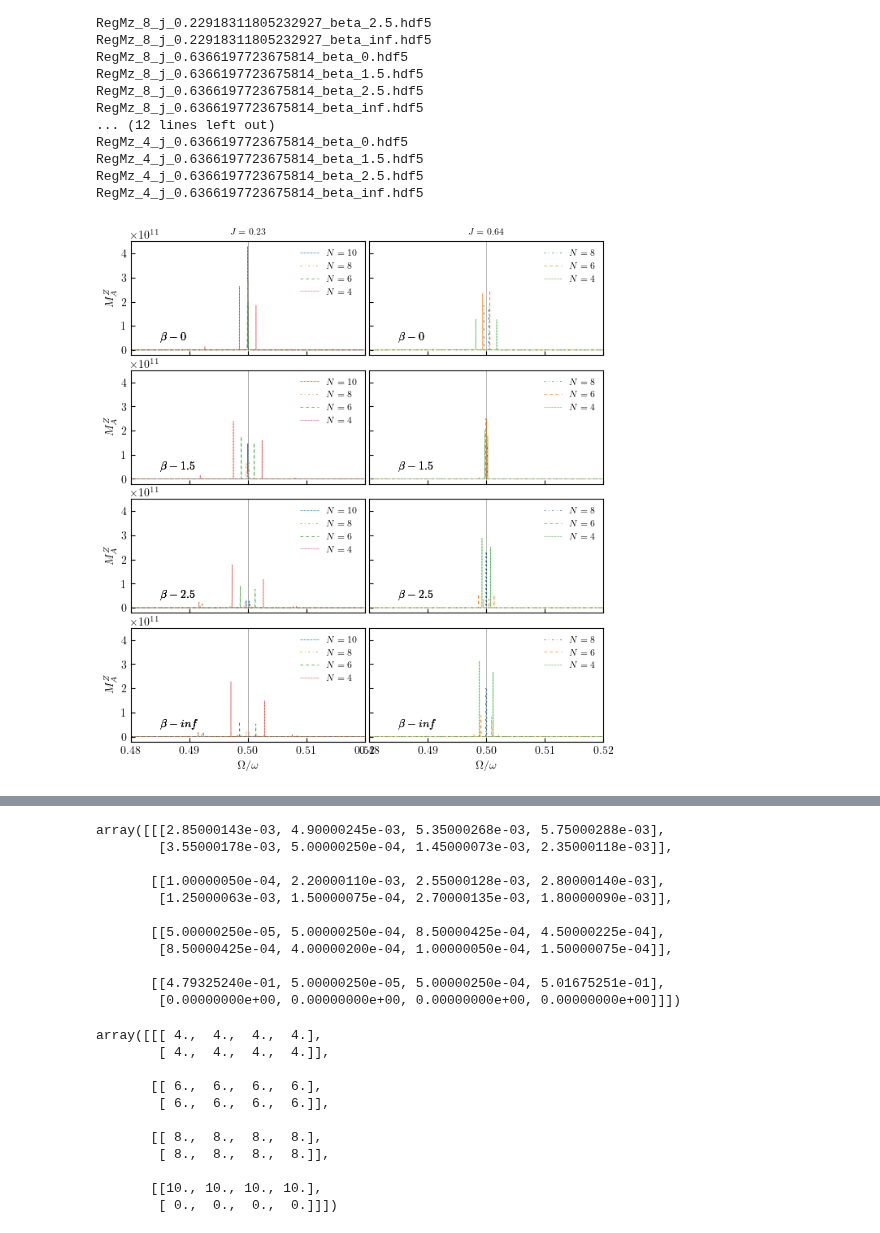
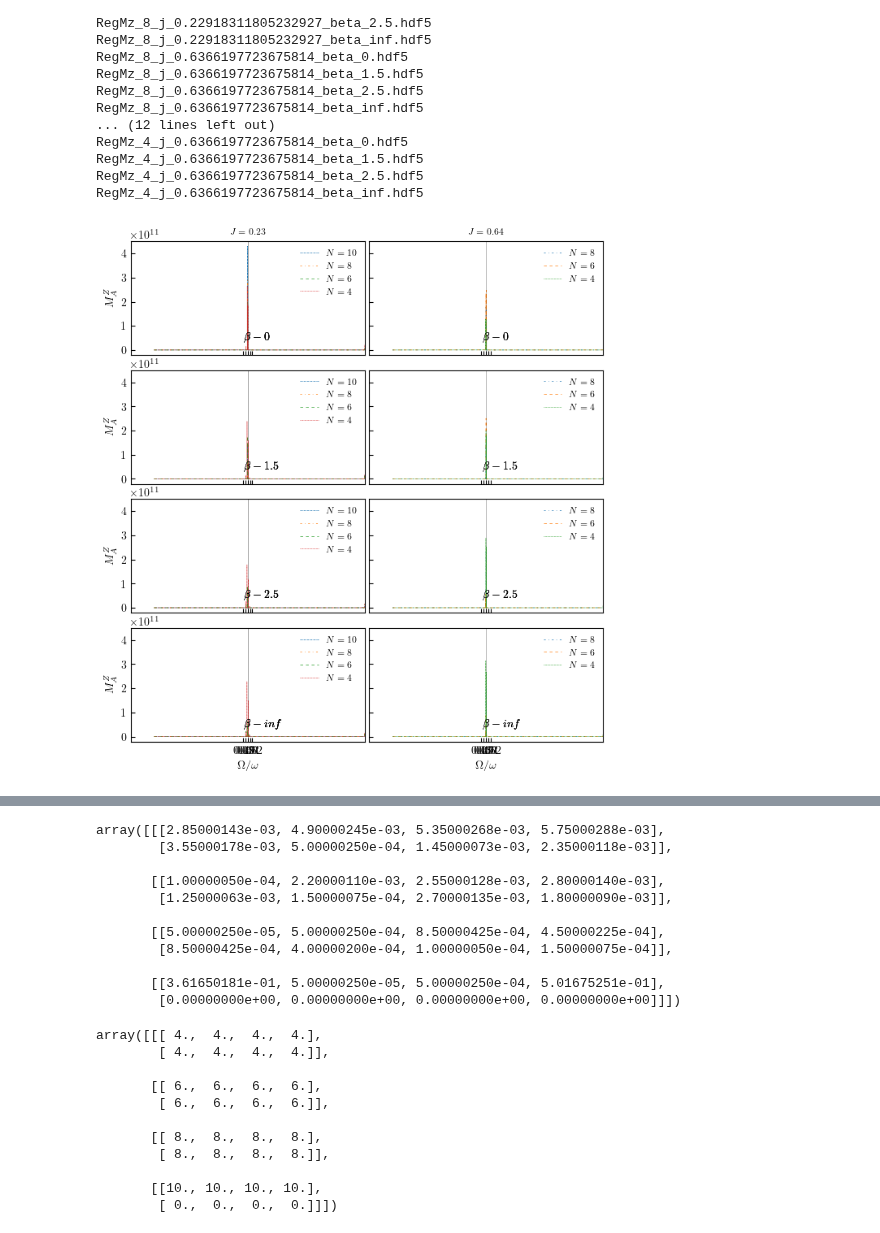
Before and after one commit to rahmahi/Chimera_Time_Crystal, a Jupyter notebook: codes/new_algo/regional_magnetization/fft_beats/fft_long_multipleN.ipynb, the cells around one changed output, grey strips where cells are left out. Drawn from its saved outputs; the diff is of its cells as text; code cells hidden in the pictures.

```diff
--- a/codes/new_algo/regional_magnetization/fft_beats/fft_long_multipleN.ipynb
+++ b/codes/new_algo/regional_magnetization/fft_beats/fft_long_multipleN.ipynb
@@ -106,7 +106,7 @@ with open("mz_fft.txt", 'r') as fp:
                 n = 4
             '''
 
-
+            #-------  FFT   ----------------------------------------------------------------
 
 
             frequencies = T * np.fft.fftfreq(mz_data_a.size, d = times[-1]/len(times))
@@ -116,12 +116,10 @@ with open("mz_fft.txt", 'r') as fp:
             y = np.abs(fft_values[mask])**2
             x = frequencies[mask]
 
-            #y = np.abs(fft_values)**2
-            #x = frequencies
-
             line, = axs[b][jj].plot(x, y,linewidth=0.5,label = fr'$N={N}$', linestyle = linestyle_tuple[n][1])
             axs[b][jj].axvline(x=0.5, color = 'black',alpha = 0.1, linewidth=0.7)
 
+             #-------  Find FFT Peaks and Beats frequencies   ----------------------------------------------------------------
 
             peak_idx, peak_props = find_peaks(y, prominence = 1, distance = None)
             peak_pos = x[peak_idx]
@@ -136,9 +134,7 @@ with open("mz_fft.txt", 'r') as fp:
             most_prominent_idx = np.argmax(after_proms)
             prominent_freq_after = peaks_after[most_prominent_idx]
             beat_freq = np.abs(prominent_freq_after-prominent_freq_before)
-            #btfr[jj][b] = beat_freq
             betas[jj][b] = beta
-            #Ns[jj][b] = N
 
 
             if N == 4:
@@ -162,39 +158,38 @@ with open("mz_fft.txt", 'r') as fp:
 
             axs[b][jj].tick_params(which='both', axis="x", direction="in")
             axs[b][jj].tick_params(which='both', axis="y", direction="in")
-            axs[b][jj].set_xlim(0.485,.515)
+            #axs[b][jj].set_xlim(0.485,.515)
+            axs[b][jj].set_xlim(0,1)
             #axs[b][jj].set_ylim(bottom = 0.01)
             #axs[b][jj].set_yscale('log')
-            #axs[0][jj].legend(fontsize = legendftsize, frameon = False)
             axs[b][jj].legend(fontsize = legendftsize, frameon = False)
             axs[b][jj].text(0.485, 4e10, fr"$\beta-{beta}$", fontsize= 10)
             axs[b][0].set_ylabel(r"$M^Z_A$")
             axs[-1][jj].set_xlabel(r"$\Omega/\omega$")
             axs[-1][jj].set_xticks([0.48, 0.49,.5,.51,.52])
 
 
 '''
 for i in range(4):
     beta = betas[i]
     axs[-1].plot(Ns, btfr[i], label = fr"$\beta = {beta}$")
     axs[-1].scatter(Ns, btfr[i])
 
 axs[-1].set_xticks([8,10,12])
 axs[-1].set_xlabel(r"$N$")
 axs[-1].set_ylabel("Beat freq")
 axs[-1].legend(frameon =False, loc = 6, fontsize = 12)
 
 '''
 axs[0][0].set_title(fr"$J={Jvalue1:2.2f}$", fontsize = legendftsize)
 axs[0][1].set_title(fr"$J={Jvalue2:2.2f}$", fontsize = legendftsize)
-#axs[-1][0].set_xlabel(r"$\Omega/\omega$")
 
 
 figname = 'regional_mag_FFT_strong.pdf'
 figname1 = 'regional_mag_FFT_strong.jpg'
 plt.savefig(figname, bbox_inches='tight', pad_inches=0.0)
 #plt.savefig(figname1, bbox_inches='tight', pad_inches=0.0, dpi=300)
 
 plt.show()
 # %% [output]
-[figure, old version]
+[figure, new version]
@@ -212,7 +207,7 @@ array([[[2.85000143e-03, 4.90000245e-03, 5.35000268e-03, 5.75000288e-03],
        [[5.00000250e-05, 5.00000250e-04, 8.50000425e-04, 4.50000225e-04],
         [8.50000425e-04, 4.00000200e-04, 1.00000050e-04, 1.50000075e-04]],
 
-       [[4.79325240e-01, 5.00000250e-05, 5.00000250e-04, 5.01675251e-01],
+       [[3.61650181e-01, 5.00000250e-05, 5.00000250e-04, 5.01675251e-01],
         [0.00000000e+00, 0.00000000e+00, 0.00000000e+00, 0.00000000e+00]]])
 # %%
 Ns
```
Also changed, not shown: parts of 1 cell of this notebook.
